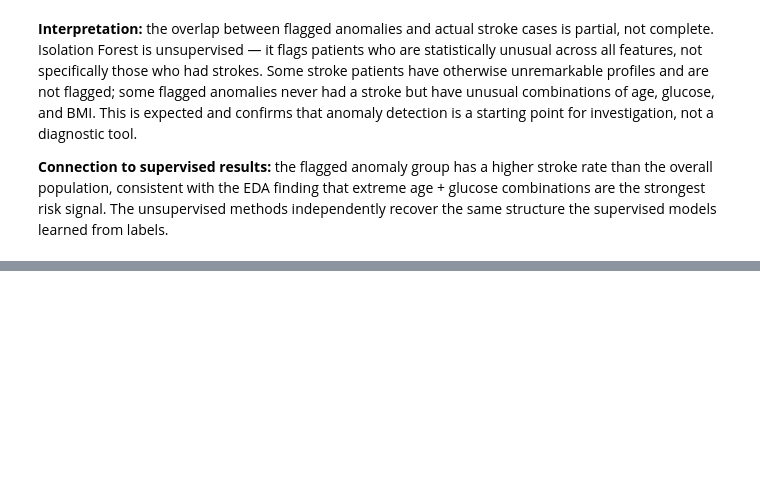
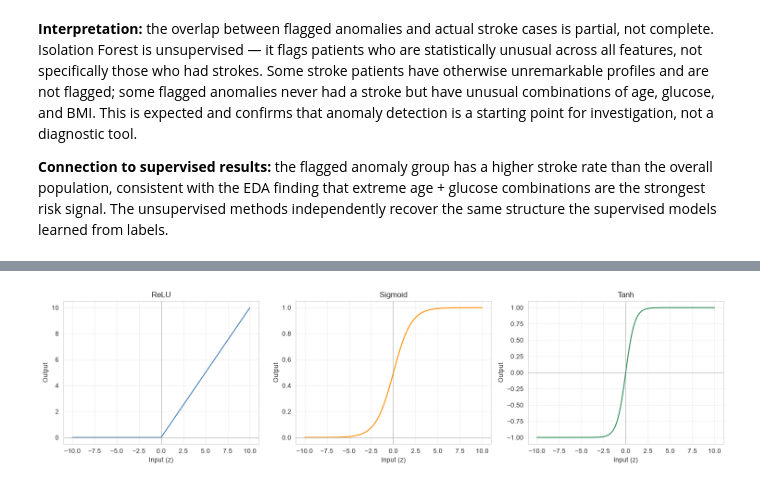
Before and after one commit to Roa04/AI_ML, a Jupyter notebook: project/stroke_prediction.ipynb, the cells around one changed output, grey strips where cells are left out. Cells and saved outputs as stored; diff of their text form; code cells hidden in the pictures; blank space fills up the shorter version.

```diff
--- a/project/stroke_prediction.ipynb
+++ b/project/stroke_prediction.ipynb
@@ -1215,0 +1245,24 @@ than CV F1 (overfitting signal); Logistic Regression generalises more consistent
+# %%
+def relu(x):
+    return np.maximum(0, x)
+
+def sigmoid(x):
+    return 1 / (1 + np.exp(-x))
+
+def tanh(x):
+    return np.tanh(x)
+
+z = np.linspace(-10, 10, 400)
+
+fig, axes = plt.subplots(1, 3, figsize=(15, 4))
+axes[0].plot(z, relu(z), color="steelblue"); axes[0].set_title("ReLU")
+axes[1].plot(z, sigmoid(z), color="darkorange"); axes[1].set_title("Sigmoid")
+axes[2].plot(z, tanh(z), color="seagreen"); axes[2].set_title("Tanh")
+for ax in axes:
+    ax.set_xlabel("Input (z)"); ax.set_ylabel("Output")
+    ax.axhline(0, color="gray", lw=0.5); ax.axvline(0, color="gray", lw=0.5)
+    ax.grid(alpha=0.3)
+plt.tight_layout()
+plt.show()
+# %% [output]
+[figure, added]
```
Also changed, not shown: parts of 6 cells of this notebook, 6 other files.
